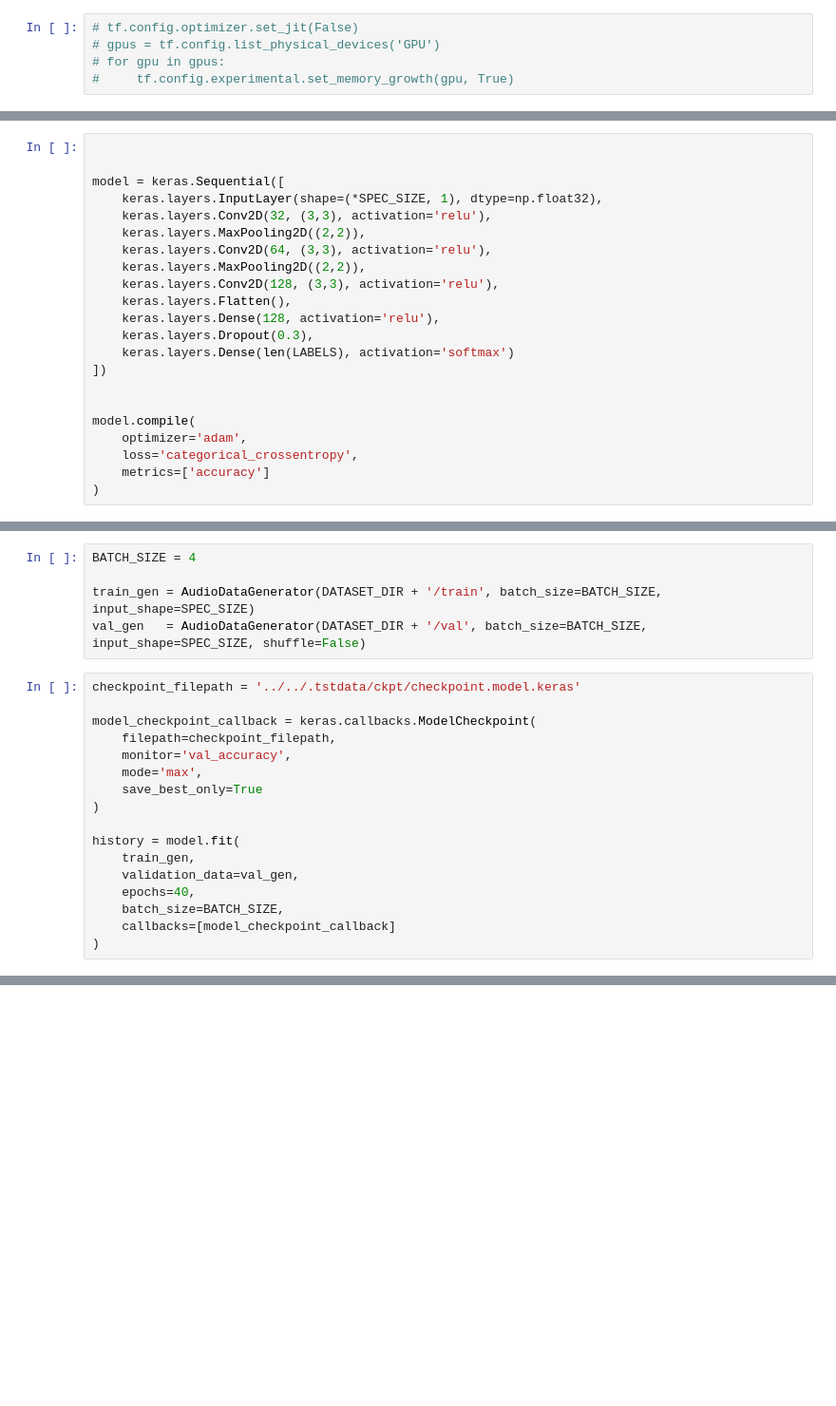
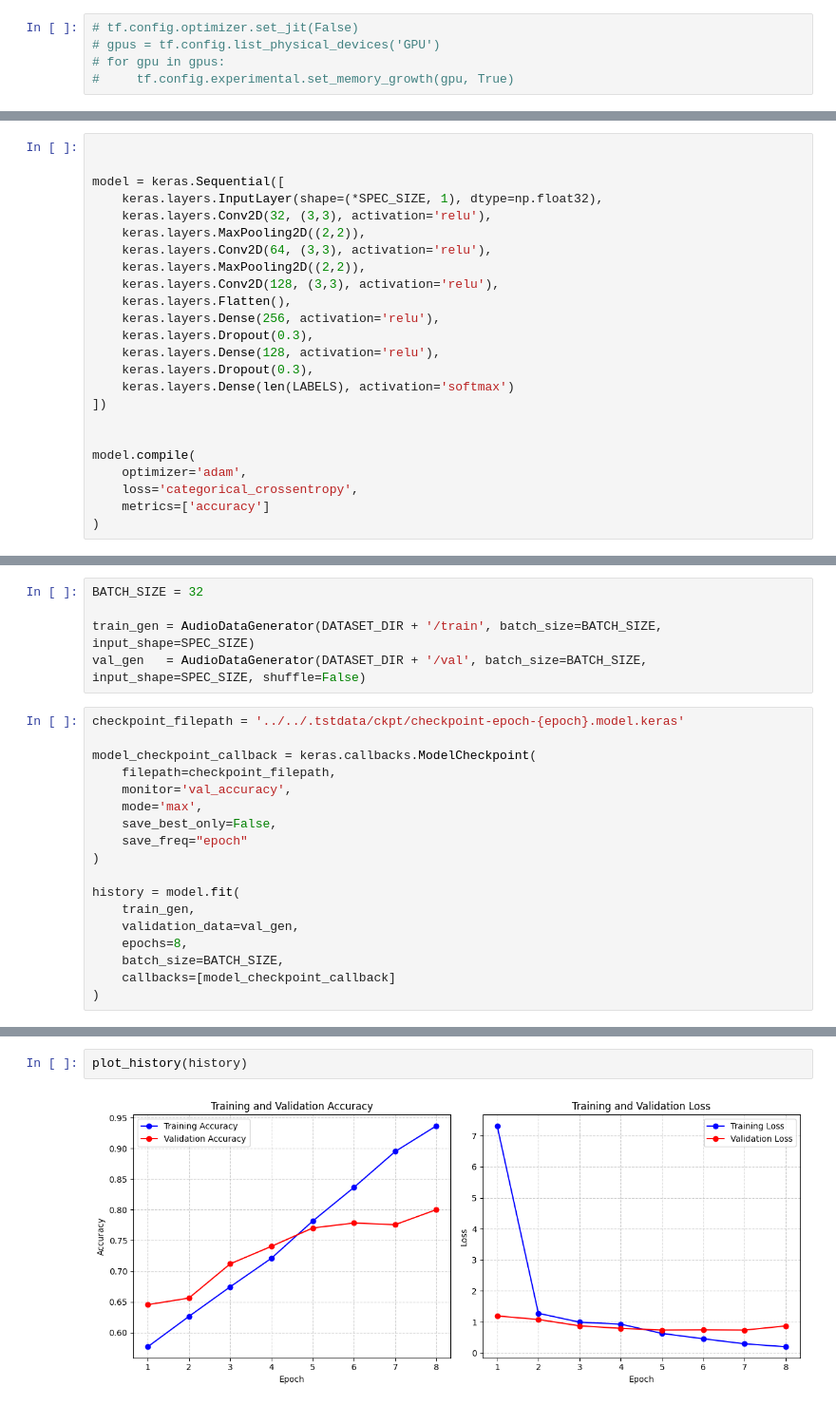
Before and after one commit to Strnadi/Strnadi-Analyze, a Jupyter notebook: cnn-classification/train/train.ipynb, the cells around one changed output, grey strips where cells are left out. Shown at 95% size. Drawn from its saved outputs; the diff is of its cells as text; blank space fills up the shorter version.

```diff
--- a/cnn-classification/train/train.ipynb
+++ b/cnn-classification/train/train.ipynb
@@ -107,6 +148,8 @@ model = keras.Sequential([
     keras.layers.MaxPooling2D((2,2)),
     keras.layers.Conv2D(128, (3,3), activation='relu'),
     keras.layers.Flatten(),
+    keras.layers.Dense(256, activation='relu'),
+    keras.layers.Dropout(0.3),
     keras.layers.Dense(128, activation='relu'),
     keras.layers.Dropout(0.3),
     keras.layers.Dense(len(LABELS), activation='softmax')
@@ -121,22 +167,23 @@ model.compile(
 # %%
-BATCH_SIZE = 4
+BATCH_SIZE = 32
 
 train_gen = AudioDataGenerator(DATASET_DIR + '/train', batch_size=BATCH_SIZE, input_shape=SPEC_SIZE)
 val_gen   = AudioDataGenerator(DATASET_DIR + '/val', batch_size=BATCH_SIZE, input_shape=SPEC_SIZE, shuffle=False)
 # %%
-checkpoint_filepath = '../../.tstdata/ckpt/checkpoint.model.keras'
+checkpoint_filepath = '../../.tstdata/ckpt/checkpoint-epoch-{epoch}.model.keras'
 
 model_checkpoint_callback = keras.callbacks.ModelCheckpoint(
     filepath=checkpoint_filepath,
     monitor='val_accuracy',
     mode='max',
-    save_best_only=True
+    save_best_only=False,
+    save_freq="epoch"
 )
 
 history = model.fit(
     train_gen,
     validation_data=val_gen,
-    epochs=40,
+    epochs=8,
     batch_size=BATCH_SIZE,
     callbacks=[model_checkpoint_callback]
 )
@@ -142,0 +220,4 @@ history = model.fit(
+# %%
+plot_history(history)
+# %% [output]
+[figure, added]
```
Also changed, not shown: parts of 4 cells of this notebook.
